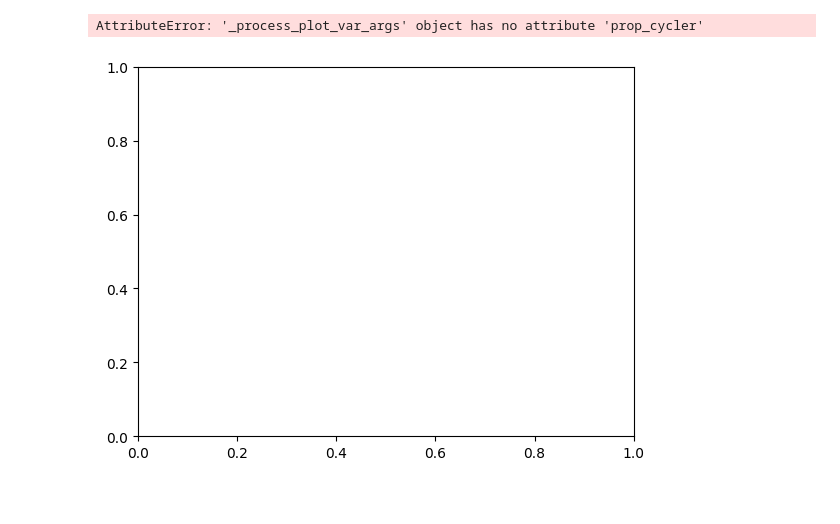
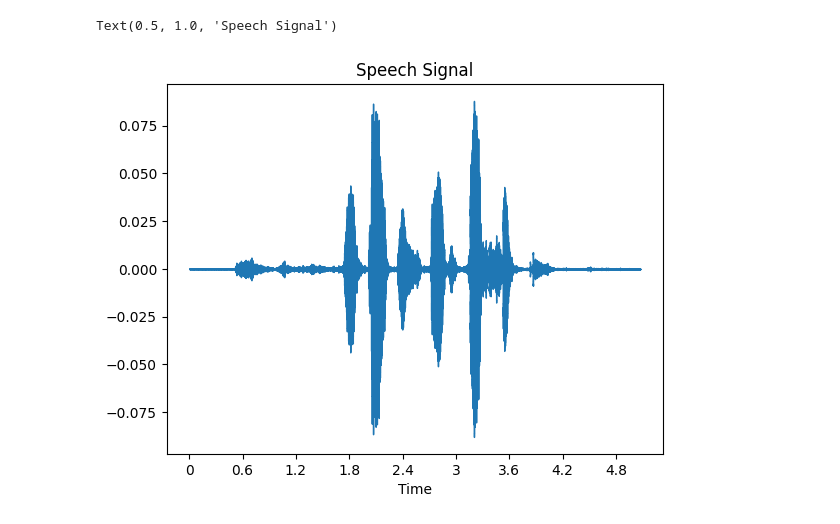
Before and after one commit to srijaswanth21116/AI-in-speech-processing, a Jupyter notebook: AI_SP_lab1.ipynb, the cells around one changed output. Saved outputs shown, nothing was run; the diff lists cells and outputs as text; code cells hidden in the pictures; blank space fills up the shorter version.

```diff
--- a/AI_SP_lab1.ipynb
+++ b/AI_SP_lab1.ipynb
@@ -21,9 +3,11 @@ Note: you may need to restart the kernel to use updated packages.
 # %%
 import librosa
 import librosa.display
+import matplotlib.pyplot as plt
 
-y, sr = librosa.load("AI_SP_audio1.mp3")
+y, sr = librosa.load("/content/lab1.wav")
 librosa.display.waveshow(y)
+plt.title('Speech Signal')
 # %% [output]
-AttributeError: '_process_plot_var_args' object has no attribute 'prop_cycler'
+Text(0.5, 1.0, 'Speech Signal')
-[figure, old version]
+[figure, new version]
```
Also changed, not shown: parts of 12 cells of this notebook.
